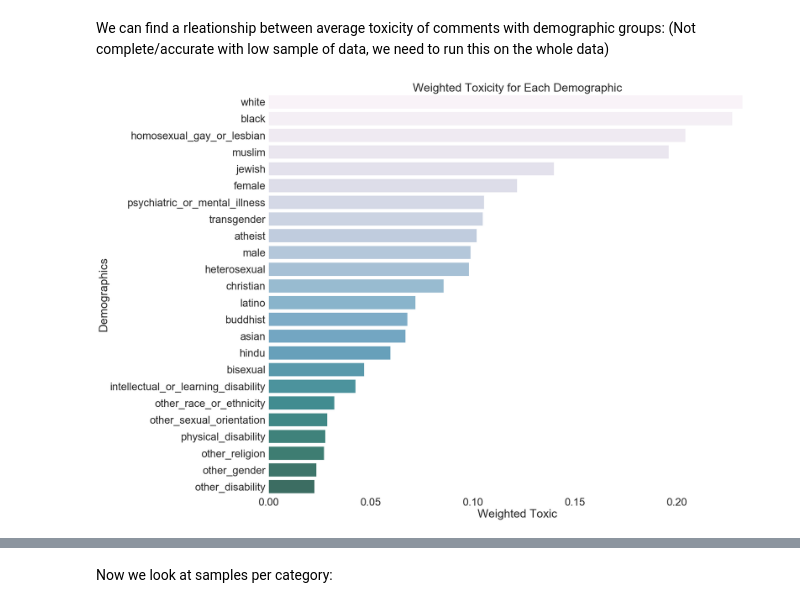
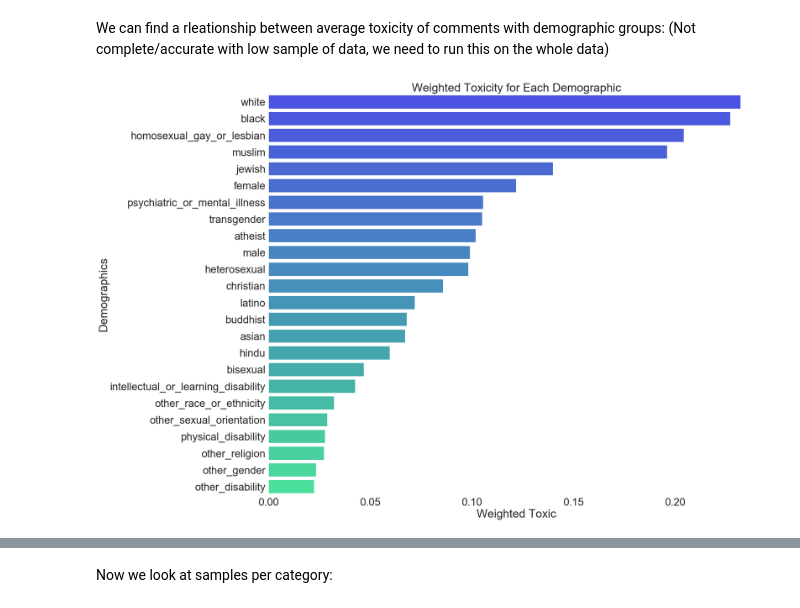
Before and after one commit to jsakhnin/NLPmodule, a Jupyter notebook: Data Analysis.ipynb, the cells around one changed output, grey strips where cells are left out. Drawn from its saved outputs; the diff is of its cells as text; code cells hidden in the pictures.

Commit message:
Changes colour on one of the plots so it will be easier to read on projector screen.

```diff
--- a/Data Analysis.ipynb
+++ b/Data Analysis.ipynb
@@ -172,20 +172,20 @@ We can find a rleationship between average toxicity of comments with demographic
 # %%
 demographics = train.loc[:, ['target']+list(train)[slice(8,32)]].dropna()
 weighted_toxic = demographics.iloc[:, 1:].multiply(demographics.iloc[:, 0], axis="index").sum()/demographics.iloc[:, 1:][demographics.iloc[:, 1:]>0].count()
 weighted_toxic = weighted_toxic.sort_values(ascending=False)
 
 plt.figure(figsize=(30,20))
 sns.set(font_scale=3)
-ax = sns.barplot(x = weighted_toxic.values, y = weighted_toxic.index, alpha=0.8, palette="PuBuGn")
+ax = sns.barplot(x = weighted_toxic.values, y = weighted_toxic.index, alpha=0.8, palette="winter")
 ax.set_facecolor('#ffffff')
 plt.ylabel('Demographics')
 plt.xlabel('Weighted Toxic')
 plt.rc('axes', titlesize=36)    #fontsize for title
 plt.title("Weighted Toxicity for Each Demographic")
 plt.tight_layout()
 plt.savefig('Demographic_WeightedToxicity.png')
 plt.show()
 # %% [output]
-[figure, old version]
+[figure, new version]
 # %%
 demographics.head()
```
Also changed, not shown: parts of 10 cells of this notebook, 2 other files.
